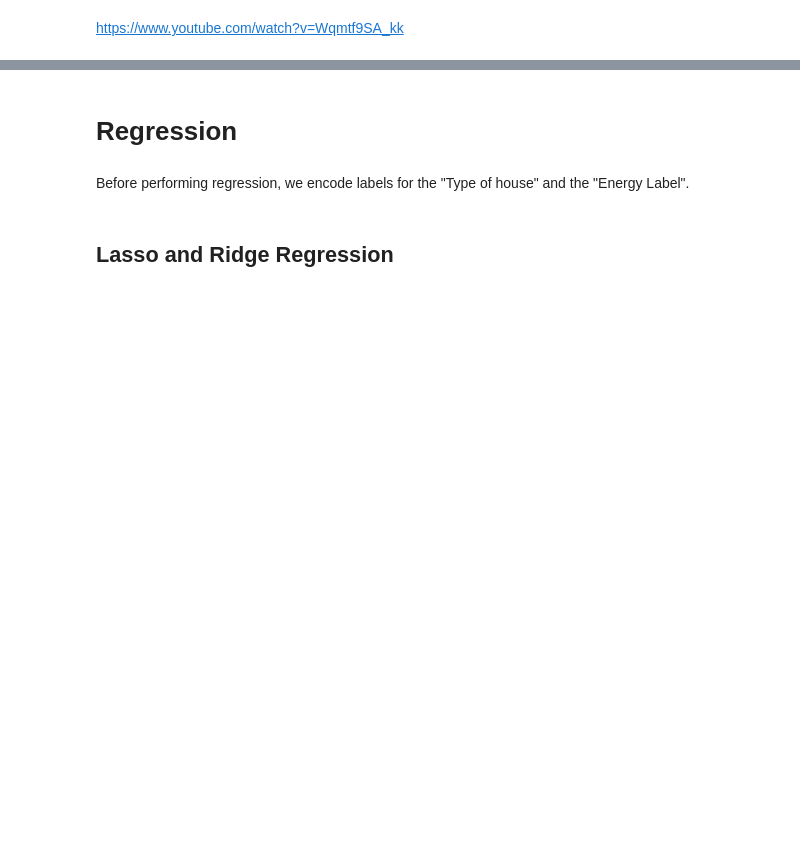
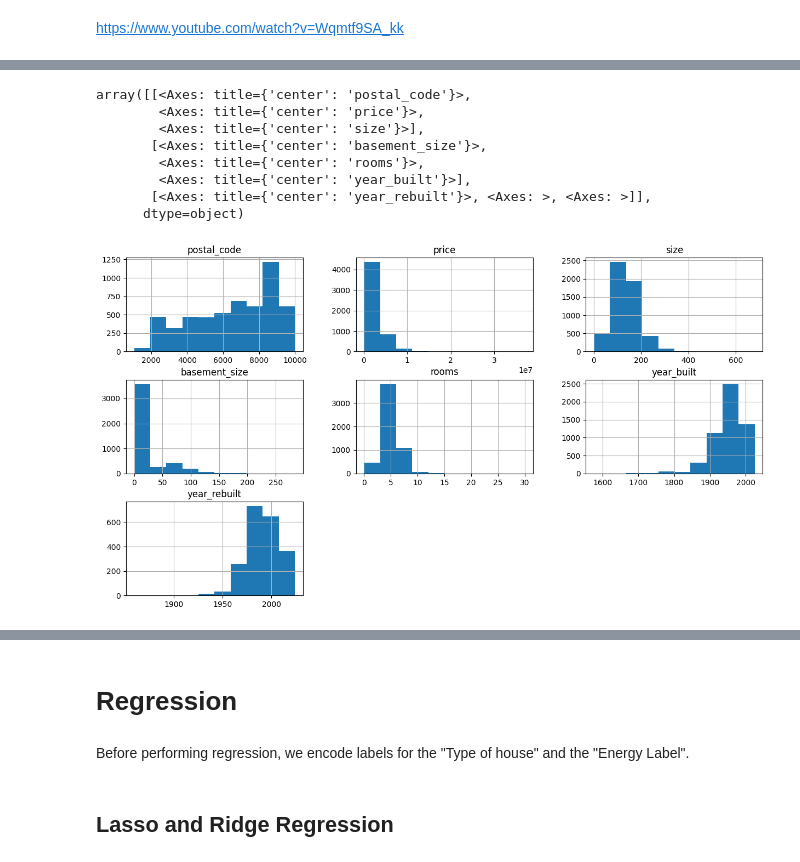
Before and after one commit to besplago/thesis-house-price-estimation, a Jupyter notebook: house_price_regression.ipynb, the cells around one changed output, grey strips where cells are left out. Cells and saved outputs as stored; diff of their text form; code cells hidden in the pictures; blank space fills up the shorter version.

```diff
--- a/house_price_regression.ipynb
+++ b/house_price_regression.ipynb
@@ -15,3 +48,15 @@ data.info()
 from sklearn.model_selection import train_test_split
 X = data.drop(['price'], axis = 1)
 y = data['price']
+# %%
+data.hist(figsize = (15, 8))
+# %% [output]
+array([[<Axes: title={'center': 'postal_code'}>,
+        <Axes: title={'center': 'price'}>,
+        <Axes: title={'center': 'size'}>],
+       [<Axes: title={'center': 'basement_size'}>,
+        <Axes: title={'center': 'rooms'}>,
+        <Axes: title={'center': 'year_built'}>],
+       [<Axes: title={'center': 'year_rebuilt'}>, <Axes: >, <Axes: >]],
+      dtype=object)
+[figure, added]
```
Also changed, not shown: parts of 19 cells of this notebook.
